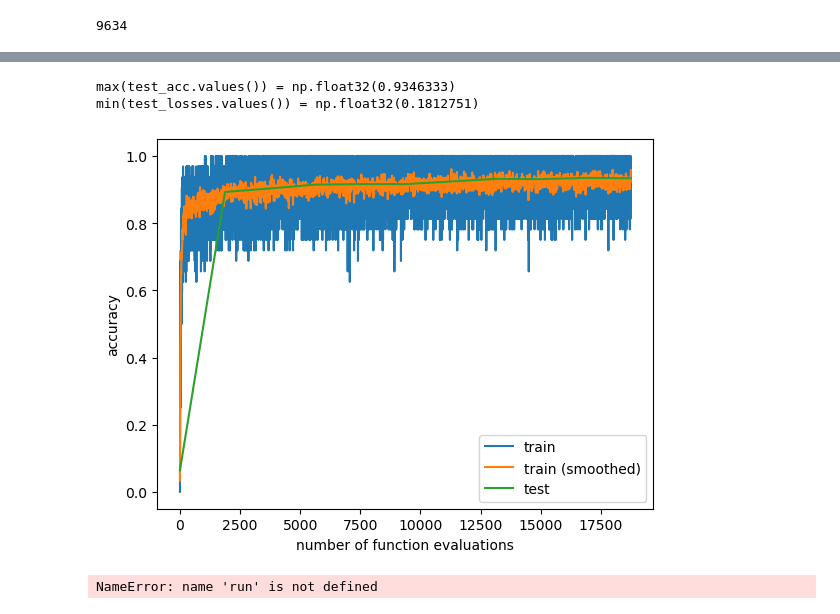
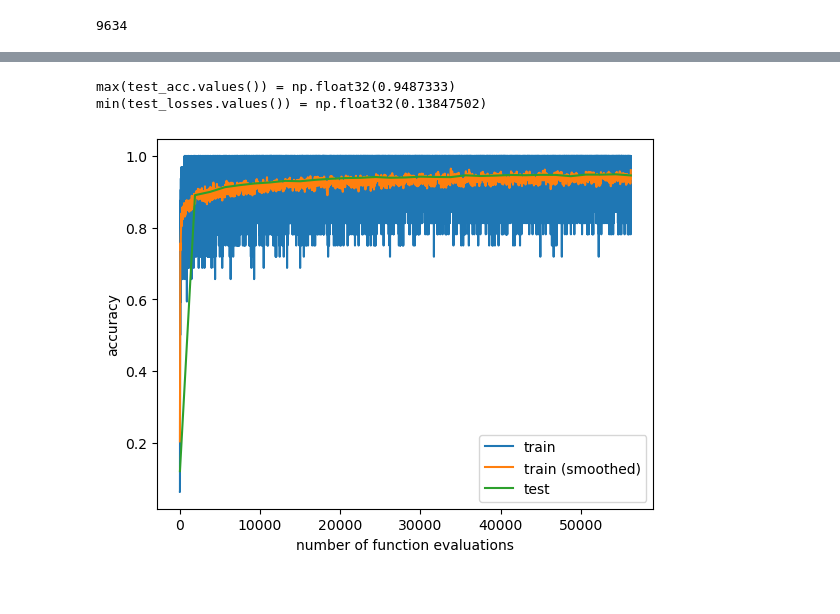
Before and after one commit to inikishev/torchzero, a Jupyter notebook: docs/examples/Mini-batch FashionMNIST.ipynb, the cells around one changed output, grey strips where cells are left out. Drawn from its saved outputs; the diff is of its cells as text; code cells hidden in the pictures.

```diff
--- a/docs/examples/Mini-batch FashionMNIST.ipynb
+++ b/docs/examples/Mini-batch FashionMNIST.ipynb
@@ -191,25 +237,13 @@ min(test_losses.values()) = np.float32(0.20091964)
 # %%
 model, train_losses, test_losses, train_acc, test_acc = run(
     opt_fn = lambda params: tz.Modular(
         params,
         tz.m.SOAP(),
         tz.m.LR(1e-3),
     ),
-    epochs=10,
+    epochs=30,
 )
 # %% [output]
-max(test_acc.values()) = np.float32(0.9346333)
-min(test_losses.values()) = np.float32(0.1812751)
+max(test_acc.values()) = np.float32(0.9487333)
+min(test_losses.values()) = np.float32(0.13847502)
-[figure, old version]
+[figure, new version]
-# %%
-model, train_losses, test_losses, train_acc, test_acc = run(
-    opt_fn = lambda params: tz.Modular(
-        params,
-        tz.m.SOAP(),
-        tz.m.WeightDecay(1e-2),
-        tz.m.LR(1e-3),
-    ),
-    epochs=10,
-)
-# %% [output]
-NameError: name 'run' is not defined
```
Also changed, not shown: parts of 12 cells of this notebook, 17 other files.
